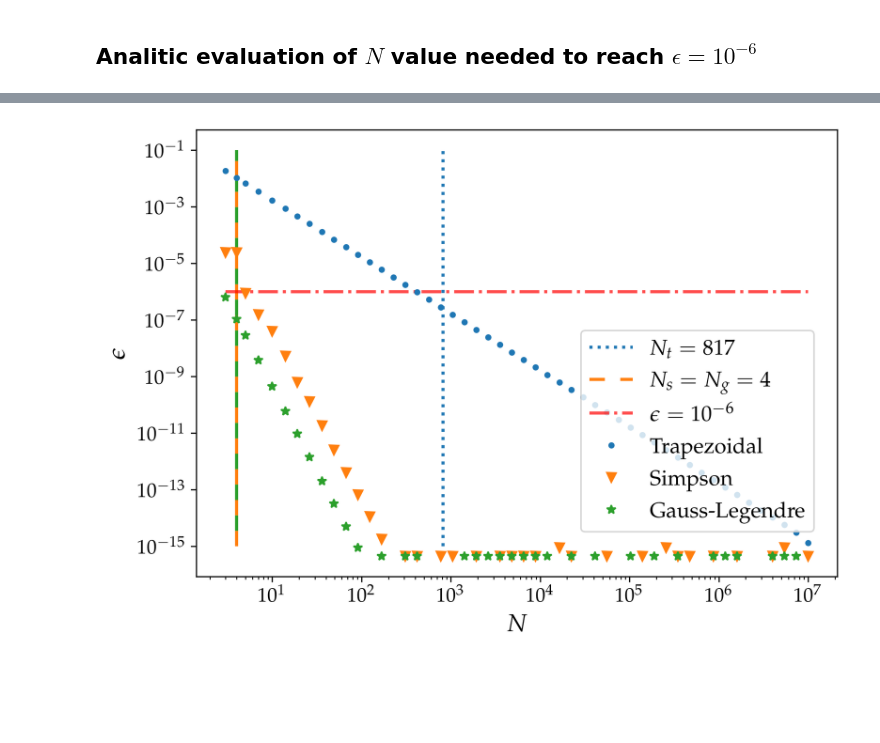
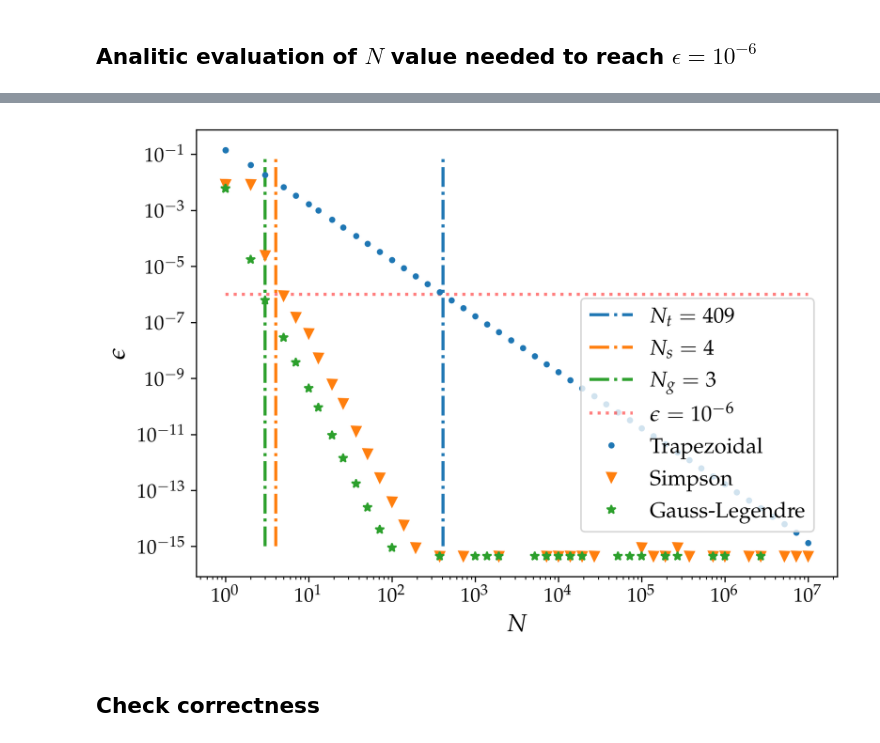
Before and after one commit to mvolpato-unimib/Lab_comp, a Jupyter notebook: ex21/leg_quad.ipynb, the cells around one changed output, grey strips where cells are left out. Cells and saved outputs as stored; diff of their text form; code cells hidden in the pictures; blank space fills up the shorter version.

```diff
--- a/ex21/leg_quad.ipynb
+++ b/ex21/leg_quad.ipynb
@@ -106,7 +106,7 @@ diff = 4.440892098500626e-16
 ## **Analitic evaluation of $N$ value needed to reach $\epsilon=10^{-6}$**
 # %%
 # Params
-dx_span = np.logspace(-7, -0.5, 50)
+dx_span = np.logspace(-7, 0, 50)
 true_dx_ls = [[],[],[]]
 
 eps = 1e-14
@@ -130,7 +130,7 @@ N_span = ((b-a) / true_dx)
 
 N_span = N_span[0]
 
-plt.figure(figsize=(6,4))
+plt.figure(figsize=(7,4.5))
 for i in range(3):
     plt.loglog(true_dx[0], error[i], ls='', marker=gr_spec[i][1], label=gr_spec[i][0])
 
@@ -162,7 +162,7 @@ p-val = 1.00
 # %%
 i = 1
-cut = 40
-dx, eps_dx = (true_dx[i][cut:], error[i][cut:])
+cut = 35
+dx, eps_dx = (true_dx[i][cut:-5], error[i][cut:-5])
 
 res_s = lin_fit(np.log10(dx), np.log10(eps_dx),
         mar='v', col='C1', name_points='Simpson',
@@ -179,7 +179,7 @@ p-val = 1.00
 # %%
 i = 2
-cut = 40
-dx, eps_dx = (true_dx[i][cut:], error[i][cut:])
+cut = 35
+dx, eps_dx = (true_dx[i][cut:-3], error[i][cut:-3])
 
 res_g = lin_fit(np.log10(dx), np.log10(eps_dx),
         mar='*', col='C2', name_points='Gauss-Legendre',
@@ -273,32 +276,38 @@ if Gauss-Legendre, p = 6.0:
 # %%
 plt.figure(figsize=(7,5))
 
 # N_2
-plt.vlines(N_trap, 1e-15, 1e-1, color='C0', ls=':', lw=2,
+plt.vlines(N_trap, 1e-15, 1e-1, color='C0', ls='-.', lw=2,
             label=rf'$N_t = {N_trap:.0f}$')
 
 # N_4
 len_dash = 5
 ax = plt.gca()
+# vl1 = plt.vlines(N_simp, 1e-15, 1e-1, color='C1', lw=2,
+#                  linestyle=(0, (len_dash, len_dash)),
+#                  label=rf'$N_s = N_g = {N_simp:.0f}$')
+# vl2 = plt.vlines(N_simp, 1e-15, 1e-1, color='C2', lw=2,
+#                  linestyle=(len_dash, (len_dash, len_dash)))
 vl1 = plt.vlines(N_simp, 1e-15, 1e-1, color='C1', lw=2,
-                 linestyle=(0, (len_dash, len_dash)),
-                 label=rf'$N_s = N_g = {N_simp:.0f}$')
-vl2 = plt.vlines(N_simp, 1e-15, 1e-1, color='C2', lw=2,
-                 linestyle=(len_dash, (len_dash, len_dash)))
+                 ls='-.', label=rf'$N_s = {N_simp:.0f}$')
+vl2 = plt.vlines(N_gaus, 1e-15, 1e-1, color='C2', lw=2,
+                 ls='-.', label=rf'$N_g = {N_gaus:.0f}$')
 
 # epsilon
-plt.hlines(eps, np.min(N_span), np.max(N_span), color='red', ls='-.',
-            alpha=0.7, lw=2, label=r'$\epsilon=10^{-6}$')
+plt.hlines(eps, np.min(N_span), np.max(N_span), color='red', ls=':',
+            alpha=0.5, lw=2, label=r'$\epsilon=10^{-6}$')
 
 for i in range(3):
     plt.loglog(N_span, error[i], ls='', marker=gr_spec[i][1], label=gr_spec[i][0])
 
 plt.xlabel(r'$N$')
 plt.ylabel(r'$\epsilon$')
 plt.legend(loc=(0.6, 0.1))
 
 plt.tight_layout()
 plt.savefig('plots/check_prev')
 plt.show()
 # %% [output]
-[figure, old version]
+[figure, new version]
+# %% [markdown]
+## **Check correctness**
```
Also changed, not shown: parts of 6 cells of this notebook, 5 other files.
